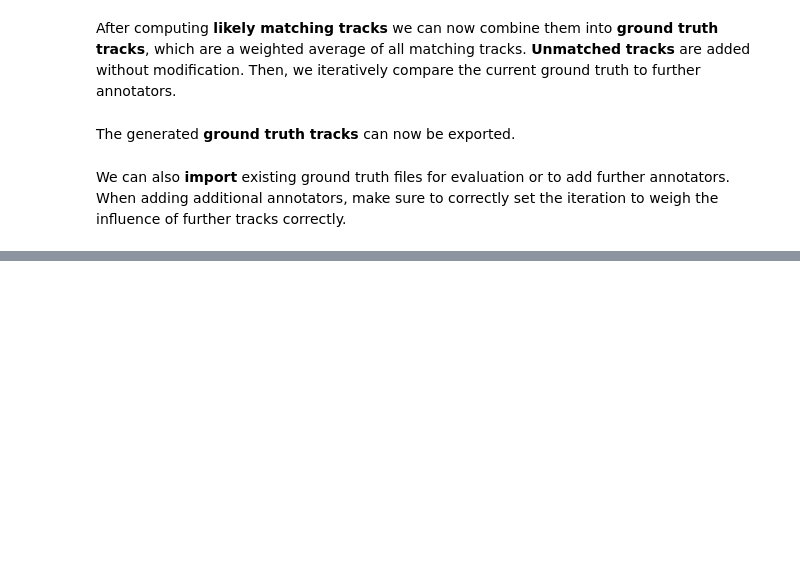
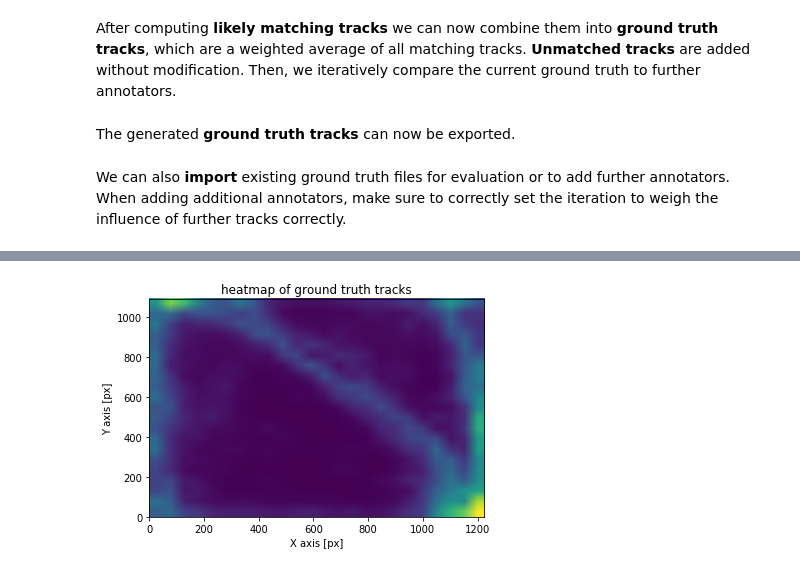
Before and after one commit to FabianPlum/OmniTrax, a Jupyter notebook: example_scripts/Tracking_Dataset_Processing.ipynb, the cells around one changed output, grey strips where cells are left out. Cells and saved outputs as stored; diff of their text form; code cells hidden in the pictures; blank space fills up the shorter version.

```diff
--- a/example_scripts/Tracking_Dataset_Processing.ipynb
+++ b/example_scripts/Tracking_Dataset_Processing.ipynb
@@ -27,11 +27,11 @@ import_tracks?
 # %% [markdown]
 Now specify the **location** of all **export folders** of tracks you wish to analyse. Simply add the folder path to the **export_paths** array and the location of the annotated video file.
 # %%
-export_paths = ["export_base_FABI, export_base_NAT"]
-video = "rose_petals_right.avi"
+export_paths = ["C:/export/ant_record_session2022-11-04_colour_adjusted_cropped_8fps"]
+video = "D:/FilmAnts/recordings/2022-11-04/2022-11-04_colour_adjusted_cropped_8fps.mp4"
 
 # enter the number of annotated frames:
-tracked_frames = 1000
+tracked_frames = 30630
 
 # now we can load the captured video file and display it
 cap = cv2.VideoCapture(video)
@@ -241,4 +262,4 @@ def import_ground_truth(path):
 
     return tracks
 
-new_gt = import_ground_truth(path="ground_truth_rec_climate_chamber_sub_colony_base_10000_frames.csv")
+new_gt = import_ground_truth(path="C:/export/ant_record_session2022-11-04_colour_adjusted_cropped_8fps_all_tracks.csv")
@@ -301,31 +329,34 @@ plt.show()
 # %%
 # plot heatmap of ground truth tracks
 # first, combine all traccks into an array of X,Y coords
 tracks_compressed = np.array([], dtype=np.int64).reshape(0,2)
 for track in range(int((new_gt.shape[1] - 1)/2)):
     tracks_compressed = np.vstack((tracks_compressed,new_gt[:,track * 2 + 1 : track * 2 + 3]))
 
 # now remove all zero entries from the array to prevent the 0 bin from over saturating the plot
 tracks_compressed = tracks_compressed[~np.all(tracks_compressed == 0, axis=1)]
 
 heatmap, xedges, yedges = np.histogram2d(tracks_compressed[:,0], tracks_compressed[:,1],
-                                         bins=(int(resolution[0]/100),int(resolution[1]/100)),
+                                         bins=(int(resolution[0]/50),int(resolution[1]/50)),
                                          range=[[0,resolution[0]],[0,resolution[1]]])
 extent = [xedges[0], xedges[-1], yedges[0], yedges[-1]]
 
 from matplotlib.image import NonUniformImage
 
 fig, ax = plt.subplots()
 
 im = NonUniformImage(ax, interpolation='bilinear', extent=extent)
 xcenters = (xedges[:-1] + xedges[1:]) / 2
 ycenters = (yedges[:-1] + yedges[1:]) / 2
 im.set_data(xcenters, ycenters, heatmap.T)
 ax.images.append(im)
 
 plt.xlabel("X axis [px]")
 plt.ylabel("Y axis [px]")
 plt.xlim(0,resolution[0])
 plt.ylim(0,resolution[1])
 plt.title("heatmap of ground truth tracks")
+plt.savefig(video.split(".")[0] + "_heatmap_of_ground_truth_tracks.svg")
 plt.show()
+# %% [output]
+[figure, added]
```
Also changed, not shown: parts of 5 cells of this notebook, 5 other files.
